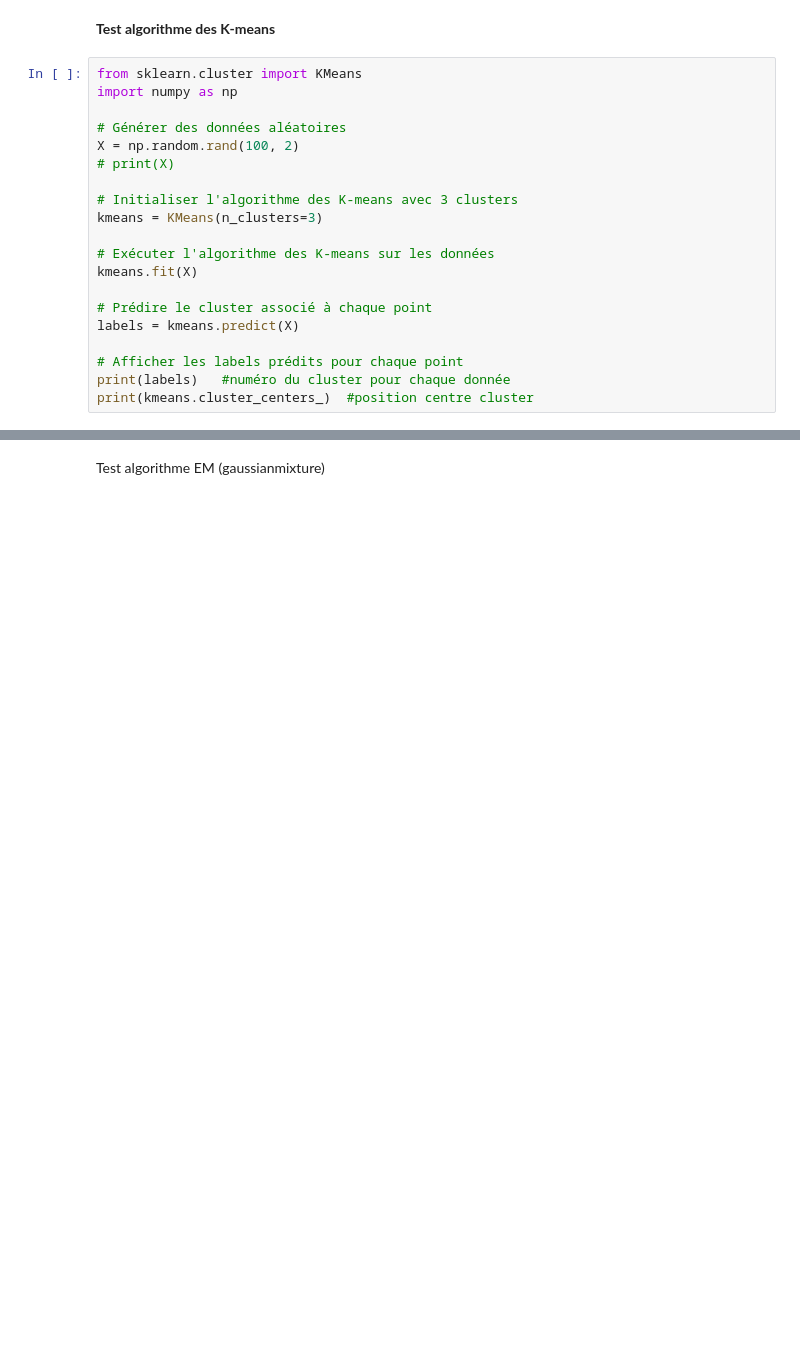
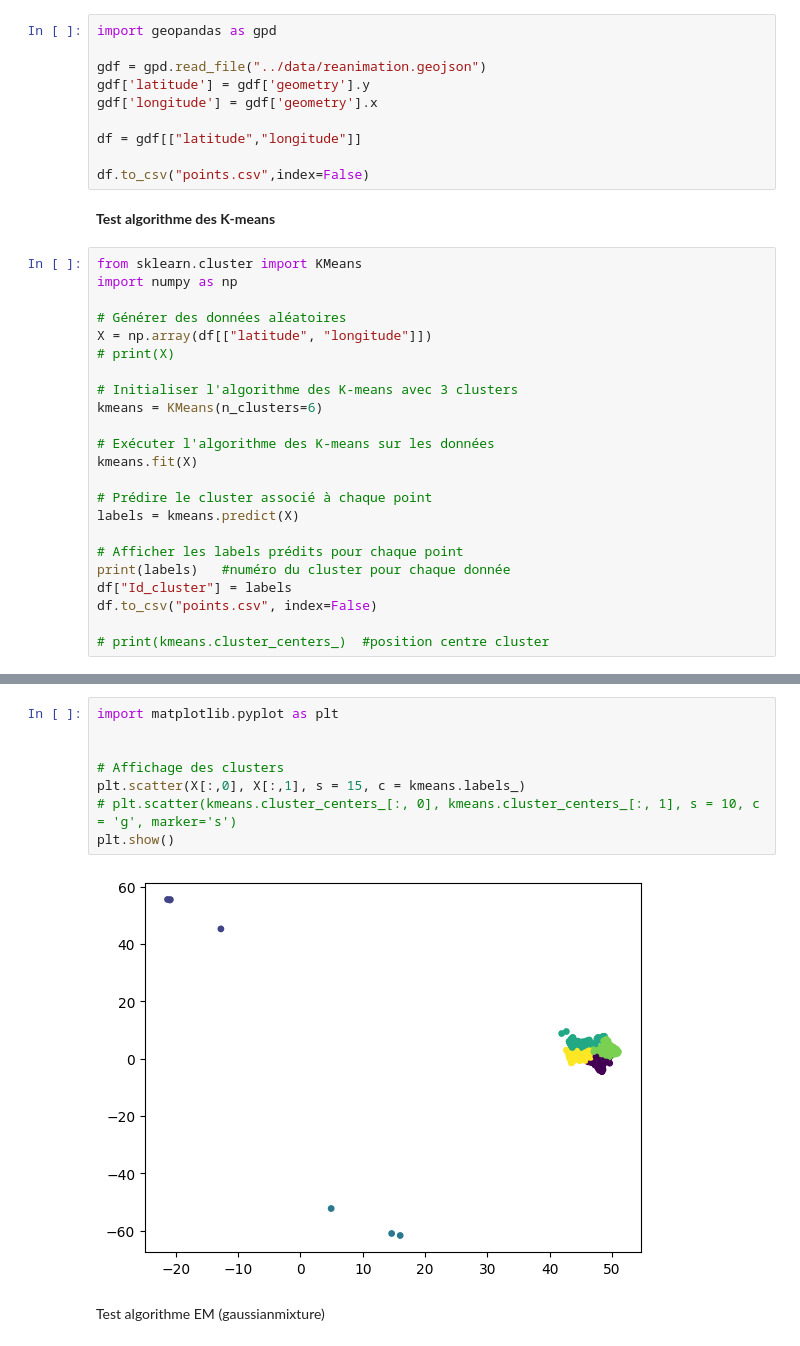
Before and after one commit to Augustin0412/MemoirePaulAugustin2, a Jupyter notebook: Clustering/k_means.ipynb, the cells around one changed output, grey strips where cells are left out. Drawn from its saved outputs; the diff is of its cells as text; blank space fills up the shorter version.

Commit message:
modif k_means + image cluster

```diff
--- a/Clustering/k_means.ipynb
+++ b/Clustering/k_means.ipynb
@@ -1,5 +1,15 @@
 # %% [markdown]
 <strong>Prendre le fichier geoJSON et en faire un dataframe avec une colonne latitude et une colonne longitude et chaque ligne est un point
+# %%
+import geopandas as gpd
+
+gdf = gpd.read_file("../data/reanimation.geojson")
+gdf['latitude'] = gdf['geometry'].y
+gdf['longitude'] = gdf['geometry'].x
+
+df = gdf[["latitude","longitude"]]
+
+df.to_csv("points.csv",index=False)
 # %% [markdown]
 <strong>Test algorithme des K-means</strong>
 # %%
@@ -7,11 +17,11 @@ from sklearn.cluster import KMeans
 import numpy as np
 
 # Générer des données aléatoires
-X = np.random.rand(100, 2)
+X = np.array(df[["latitude", "longitude"]])
 # print(X)
 
 # Initialiser l'algorithme des K-means avec 3 clusters
-kmeans = KMeans(n_clusters=3)
+kmeans = KMeans(n_clusters=6)
 
 # Exécuter l'algorithme des K-means sur les données
 kmeans.fit(X)
@@ -21,5 +31,8 @@ labels = kmeans.predict(X)
 
 # Afficher les labels prédits pour chaque point
 print(labels)   #numéro du cluster pour chaque donnée
-print(kmeans.cluster_centers_)  #position centre cluster
+df["Id_cluster"] = labels
+df.to_csv("points.csv", index=False)
+
+# print(kmeans.cluster_centers_)  #position centre cluster
 # %% [output]
@@ -32,3 +61,13 @@ print(kmeans.cluster_centers_)  #position centre cluster
+# %%
+import matplotlib.pyplot as plt
+
+
+# Affichage des clusters
+plt.scatter(X[:,0], X[:,1], s = 15, c = kmeans.labels_)
+# plt.scatter(kmeans.cluster_centers_[:, 0], kmeans.cluster_centers_[:, 1], s = 10, c = 'g', marker='s')
+plt.show()
+# %% [output]
+[figure, added]
 # %% [markdown]
 Test algorithme EM (gaussianmixture)
 # %%
```
Also changed, not shown: parts of 1 cell of this notebook, 2 other files.
